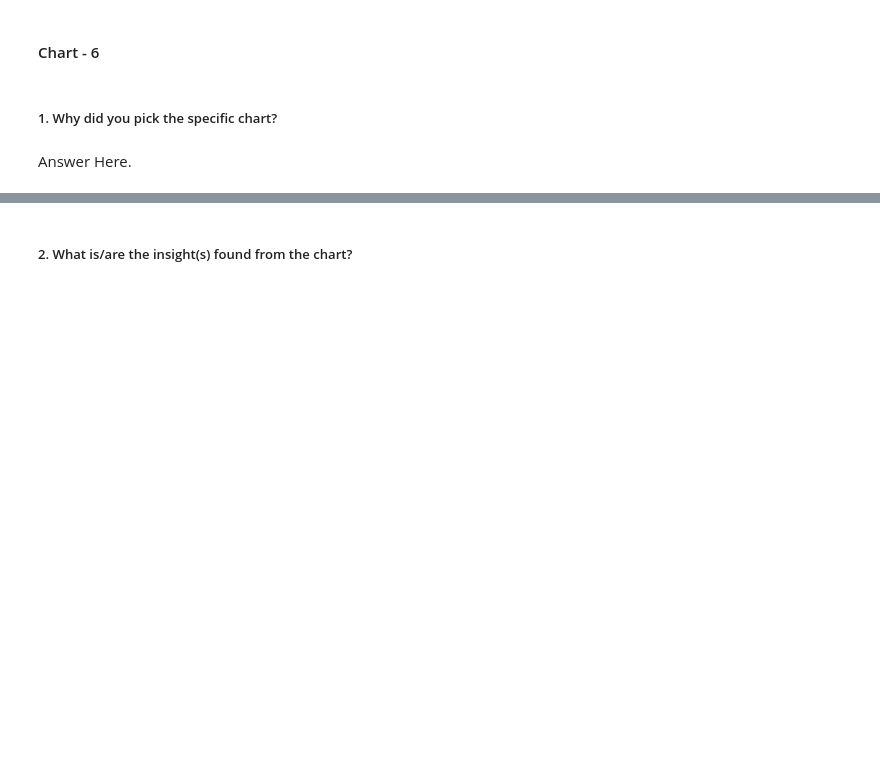
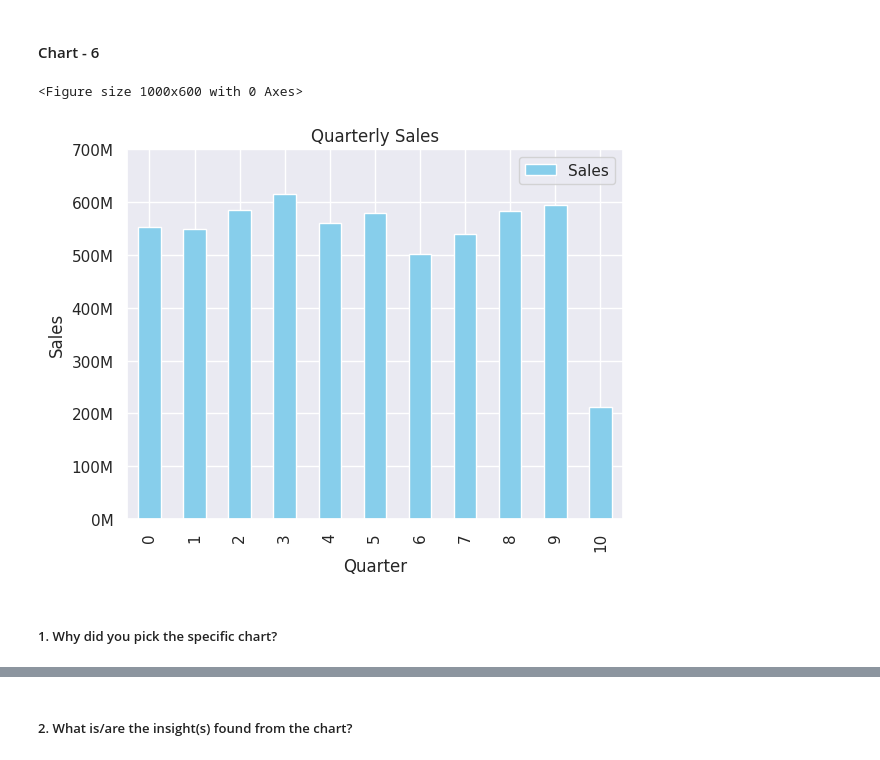
Before and after one commit to dipakpatil2001/Regression-Project-Retail_Sales_Prediction, a Jupyter notebook: Regression_Project_Retail_Sales_Prediction.ipynb, the cells around one changed output, grey strips where cells are left out. Saved outputs shown, nothing was run; the diff lists cells and outputs as text; code cells hidden in the pictures; blank space fills up the shorter version.

```diff
--- a/Regression_Project_Retail_Sales_Prediction.ipynb
+++ b/Regression_Project_Retail_Sales_Prediction.ipynb
@@ -763,4 +780,22 @@ Answer Here
+# %%
+# Chart - 6 visualization code
+# Create a new column 'Quarter' to represent the quarter of each date
+total_df['Quarter'] = total_df['Date'].dt.to_period('Q')
+
+# Group by quarter and sum the sales
+quarterly_sales = total_df.groupby('Quarter')['Sales'].sum().reset_index()
+# Plot the quarterly sales
+plt.figure(figsize=(10, 6))
+quarterly_sales.plot(kind='bar', color='skyblue')
+plt.title('Quarterly Sales')
+plt.xlabel('Quarter')
+plt.ylabel('Sales')
+plt.yticks(plt.yticks()[0], [f'{int(y/1000000)}M' for y in plt.yticks()[0]])
+
+plt.grid(True)
+plt.show()
+# %% [output]
+<Figure size 1000x600 with 0 Axes>
+[figure, added]
 # %% [markdown]
 ##### 1. Why did you pick the specific chart?
-# %% [markdown]
-Answer Here.
```
Also changed, not shown: parts of 127 cells of this notebook.
